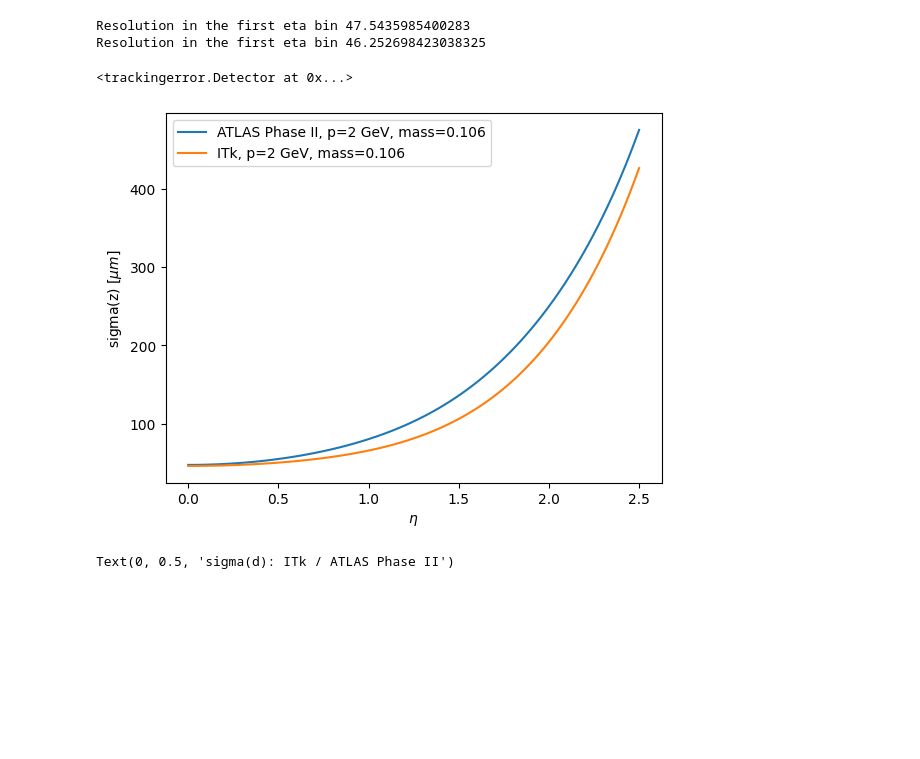
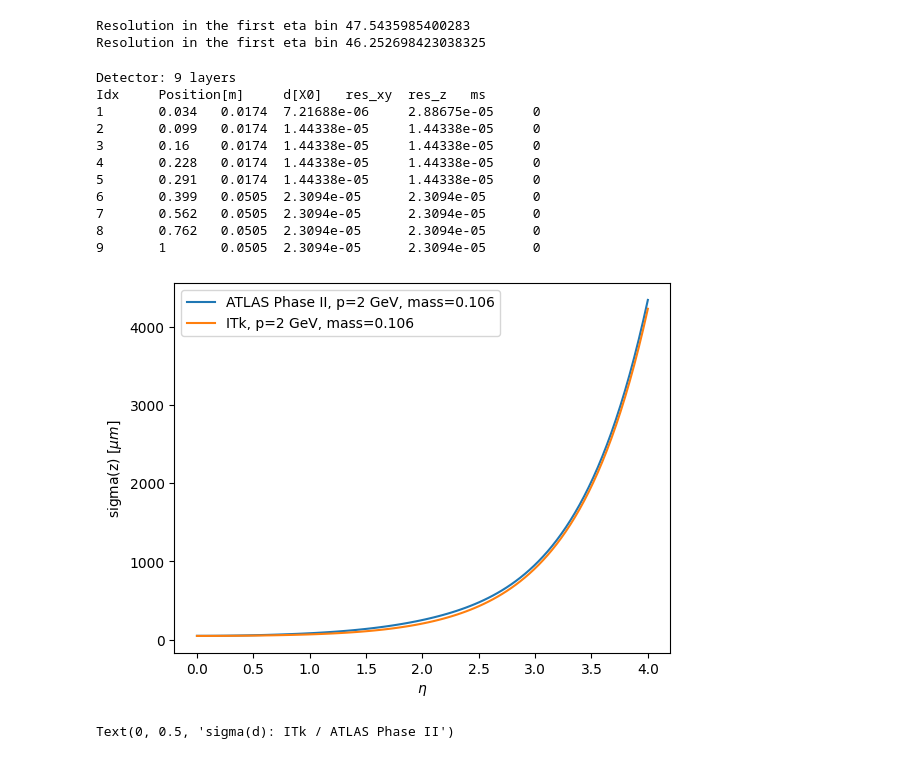
Before and after one commit to szaozerska/TrackingResolution-ITk, a Jupyter notebook: id3_vs_itk.ipynb, the cells around one changed output. Cells and saved outputs as stored; diff of their text form; code cells hidden in the pictures; blank space fills up the shorter version.

```diff
--- a/id3_vs_itk.ipynb
+++ b/id3_vs_itk.ipynb
@@ -19,11 +29,21 @@ Resolution in the first eta bin 29.3574185900494
 [figure]
 # %%
-plot_fixedp(atlas, 'sigma(z)', B=2, p=2, input_mode='detector', label='ATLAS Phase II, p=2 GeV, mass=0.106')
-plot_fixedp(itk, 'sigma(z)', B=2, p=2, input_mode='detector', label='ITk, p=2 GeV, mass=0.106')
+plot_fixedp(atlas, 'sigma(z)', B=2, p=2, input_mode='detector', label='ATLAS Phase II, p=2 GeV, mass=0.106', eta_max=4.0)
+plot_fixedp(itk, 'sigma(z)', B=2, p=2, input_mode='detector', label='ITk, p=2 GeV, mass=0.106', eta_max=4.0)
 # %% [output]
 Resolution in the first eta bin 47.5435985400283
 Resolution in the first eta bin 46.252698423038325
-<trackingerror.Detector at 0x...>
+Detector: 9 layers
+Idx     Position[m]     d[X0]   res_xy  res_z   ms
+1       0.034   0.0174  7.21688e-06     2.88675e-05     0
+2       0.099   0.0174  1.44338e-05     1.44338e-05     0
+3       0.16    0.0174  1.44338e-05     1.44338e-05     0
+4       0.228   0.0174  1.44338e-05     1.44338e-05     0
+5       0.291   0.0174  1.44338e-05     1.44338e-05     0
+6       0.399   0.0505  2.3094e-05      2.3094e-05      0
+7       0.562   0.0505  2.3094e-05      2.3094e-05      0
+8       0.762   0.0505  2.3094e-05      2.3094e-05      0
+9       1       0.0505  2.3094e-05      2.3094e-05      0
-[figure, old version]
+[figure, new version]
 # %%
 # RATIO COMPARISON: SIGMA(D)
```
Also changed, not shown: parts of 3 cells of this notebook, 6 other files.
